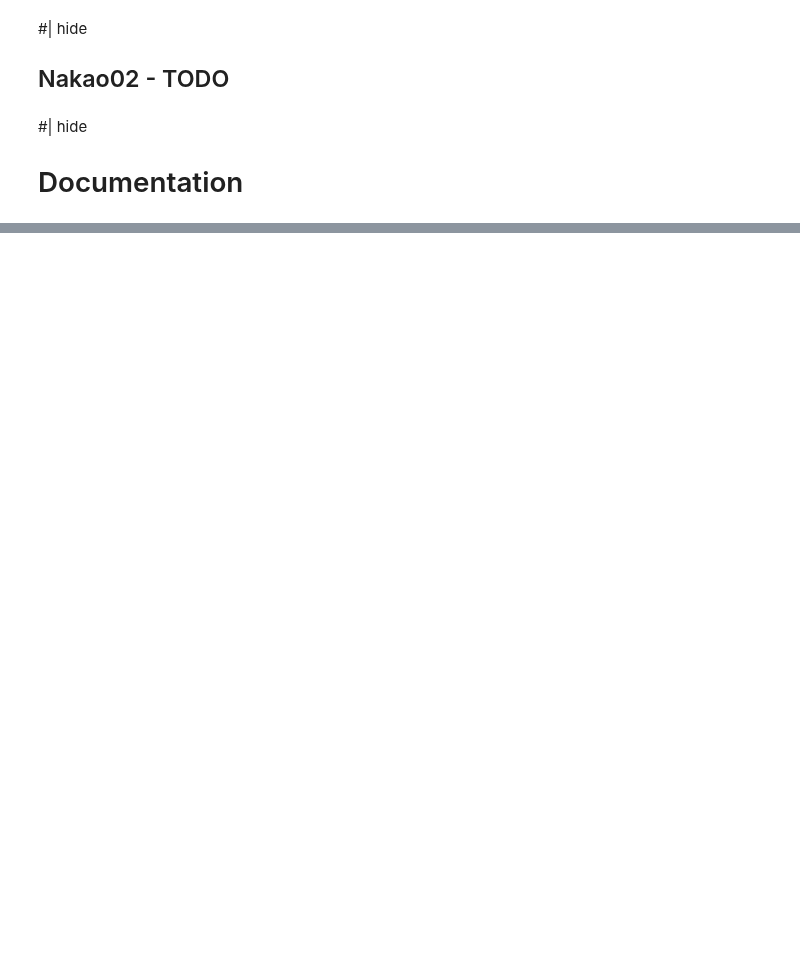
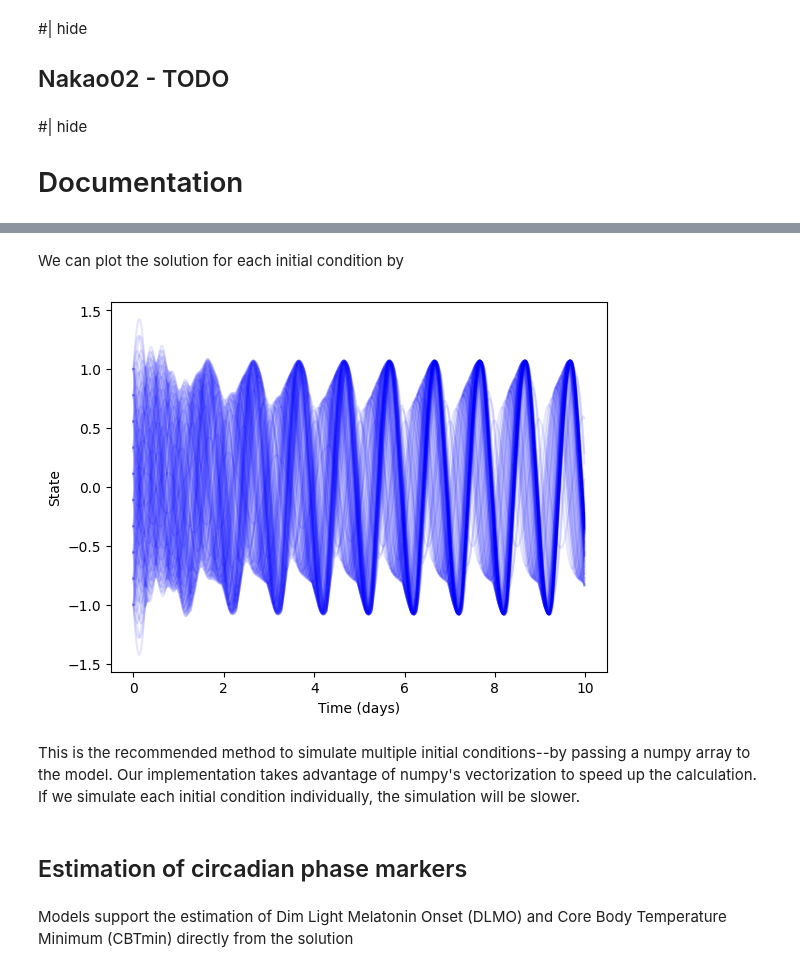
Before and after one commit to Arcascope/circadian, a Jupyter notebook: nbs/00_models.ipynb, the cells around one changed output, grey strips where cells are left out. Cells and saved outputs as stored; diff of their text form; code cells hidden in the pictures; blank space fills up the shorter version.

```diff
--- a/nbs/00_models.ipynb
+++ b/nbs/00_models.ipynb
@@ -1000,6 +1010,7 @@ test_eq(np.all(np.isclose(diff_xc, 0.0, atol=1e-2)), True)
 ## Hannay19
 # %%
 #| export
+#| hide
 class Hannay19(CircadianModel):
     "Implementation of Hannay's 2019 single population model from the article 'Macroscopic models for human circadian rhythms'"
     def __init__(self, params=None):
@@ -1014,7 +1025,7 @@ class Hannay19(CircadianModel):
         default_initial_condition = np.array([0.70120406, 2.32206690, 0.0])
         super(Hannay19, self).__init__(default_params, num_states, num_inputs, default_initial_condition)
         if params is not None:
-            self.set_parameters(params)
+            self.parameters = params
 
     def integrate(self,
                 time: np.ndarray, # time points for integration. Time difference between each consecutive pair of values determines step size of the solver
@@ -1243,6 +1254,7 @@ test_eq(np.all(np.isclose(diff_Psi, 0.0, atol=1e-2)), True)
 ## Hannay19TP
 # %%
 #| export
+#| hide
 class Hannay19TP(CircadianModel):
     "Implementation of Hannay's 2019 two population model from the article 'Macroscopic models for human circadian rhythms'"
     def __init__(self, params=None):
@@ -1259,7 +1271,7 @@ class Hannay19TP(CircadianModel):
         default_initial_condition = np.array([1.0, 1.0, 0.0, 0.10, 0.0])
         super(Hannay19TP, self).__init__(default_params, num_states, num_inputs, default_initial_condition)
         if params is not None:
-            self.set_parameters(params)
+            self.parameters = params
 
     def integrate(self,
                 time: np.ndarray, # time points for integration. Time difference between each consecutive pair of values determines step size of the solver
@@ -1500,7 +1512,7 @@ class Jewett99(CircadianModel):
     def __init__(self, params=None):
         default_params = {
             'taux': 24.2, 'mu': 0.13, 'G': 19.875,
-            'b': 0.013, 'k': 0.55, 'q': 1.0/3,
+            'beta': 0.013, 'k': 0.55, 'q': 1.0/3,
             'I0': 9500, 'p': 0.6, 'alpha_0': 0.16,
             'phi_ref': 0.8, 'cbt_to_dlmo': 7.0}
         num_states = 3 # x, xc, n
@@ -1508,7 +1520,7 @@ class Jewett99(CircadianModel):
         default_initial_condition = np.array([-0.3, -1.13, 0.0])
         super(Jewett99, self).__init__(default_params, num_states, num_inputs, default_initial_condition)
         if params is not None:
-            self.set_parameters(params)
+            self.parameters = params
 
     def integrate(self,
                   time: np.ndarray, # time points for integration. Time difference between each consecutive pair of values determines step size of the solver
@@ -1882,0 +2000,16 @@ def benchmark(func):
+# %%
+simulation_days = 10
+dt = 0.5 # hours
+time = np.arange(0, 24 * simulation_days, dt)
+
+light_schedule = LightSchedule.Regular()
+light_input = light_schedule(time)
+
+x_values = np.linspace(-1.0, 1.0, 10)
+xc_values = np.linspace(-1.0, 1.0, 10)
+x_xc_stack = np.dstack(np.meshgrid(x_values, xc_values)).reshape(-1, 2)
+multiple_initial_conditions = np.hstack((x_xc_stack, np.zeros((x_xc_stack.shape[0], 1))))
+multiple_initial_conditions = multiple_initial_conditions.T
+
+model = Forger99()
+trajectory = model(time, multiple_initial_conditions, light_input)
@@ -1882,0 +2024,17 @@ def benchmark(func):
+# %% [markdown]
+We can plot the solution for each initial condition by
+# %%
+for idx in range(trajectory.states.shape[2]):
+    plt.plot(time/24.0, trajectory.states[:,0,idx],
+             color='b', alpha=0.1)
+plt.xlabel('Time (days)')
+plt.ylabel('State')
+plt.show()
+# %% [output]
+[figure, added]
+# %% [markdown]
+This is the recommended method to simulate multiple initial conditions--by passing a numpy array to the model. Our implementation takes advantage of numpy's vectorization to speed up the calculation. If we simulate each initial condition individually, the simulation will be slower.
+# %% [markdown]
+## Estimation of circadian phase markers
+# %% [markdown]
+Models support the estimation of Dim Light Melatonin Onset (DLMO) and Core Body Temperature Minimum (CBTmin) directly from the solution
```
Also changed, not shown: parts of 131 cells of this notebook, 5 other files.
